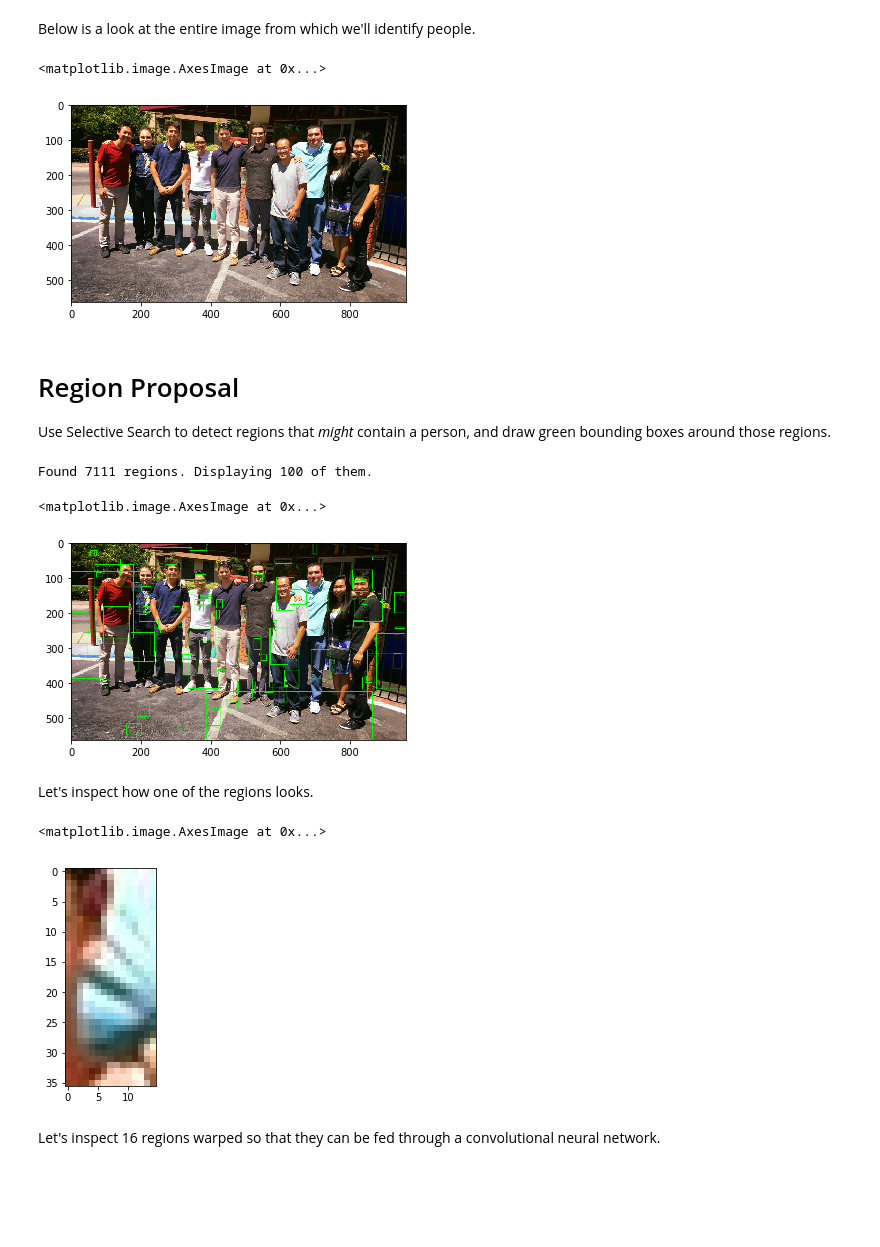
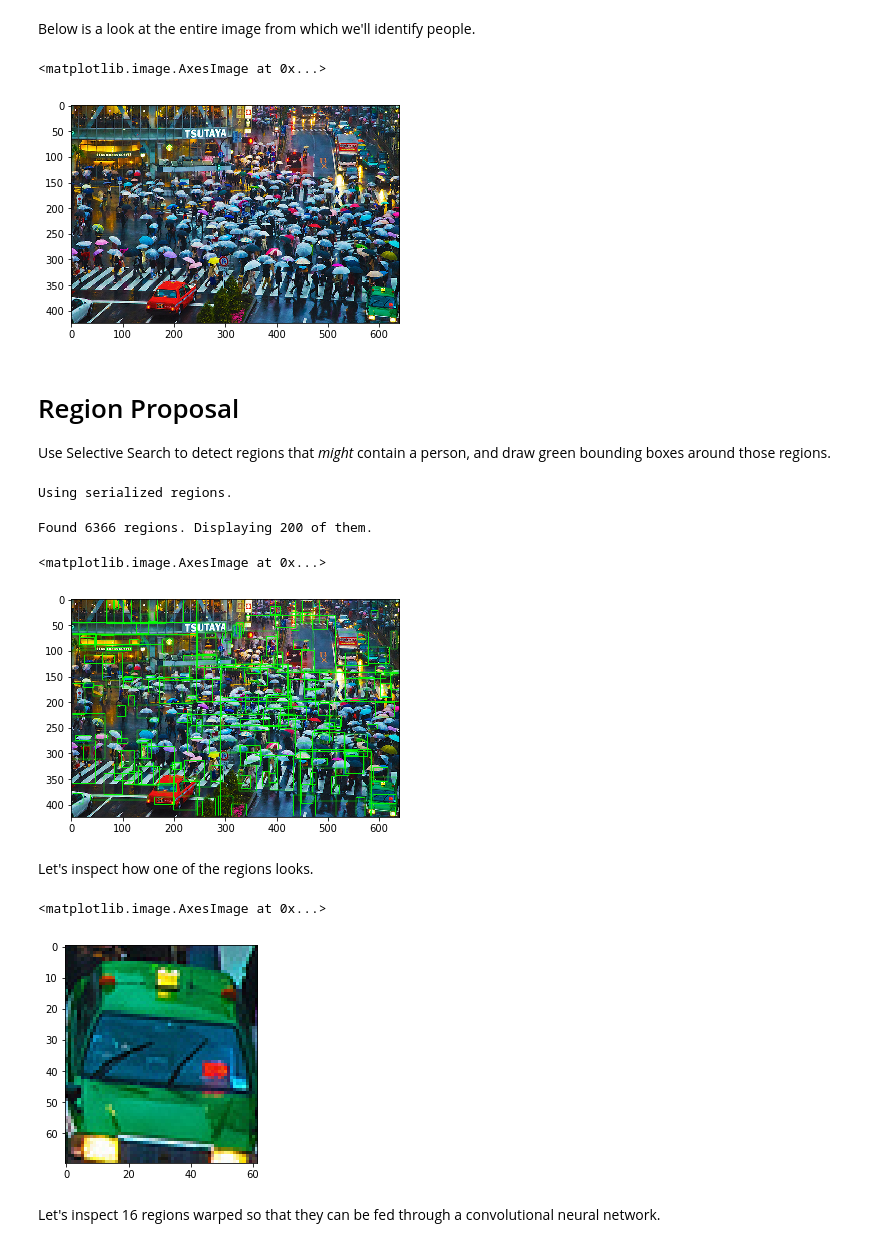
Before and after one commit to carsontang/simple-rcnn, a Jupyter notebook: simple-rcnn.ipynb, the cells around one changed output. Drawn from its saved outputs; the diff is of its cells as text; code cells hidden in the pictures; blank space fills up the shorter version.

Commit message:
use serialized regions if possible

```diff
--- a/simple-rcnn.ipynb
+++ b/simple-rcnn.ipynb
@@ -13,18 +21,19 @@ from lib import region
 # %% [markdown]
 Below is a look at the entire image from which we'll identify people.
 # %%
-image = cv2.imread("/Users/ctang/dev/simple-rcnn/images/nima.jpg")
+img_file = "/Users/ctang/dev/simple-rcnn/images/shibuya.jpg"
+image = cv2.imread(img_file)
 
 # OpenCV loads images in BGR format, but Matplotlib assumes they're
 # in RGB format. Convert the BGR image to RGB so that the colors are
 # displayed properly.
 b,g,r = cv2.split(image)
 rgb_image = cv2.merge([r,g,b])
 
 plt.imshow(rgb_image)
 # %% [output]
 <matplotlib.image.AxesImage at 0x...>
-[figure, old version]
+[figure, new version]
 # %% [markdown]
 # Region Proposal
 Use Selective Search to detect regions that *might* contain a person, and draw green bounding boxes around those regions.
@@ -34,25 +40,48 @@ regions = region_proposer.get_regions(rgb_image)
+# %%
+def get_regions(img):
+    pickle_filepath = 'data/bboxes.p'
+    if os.path.exists(pickle_filepath):
+        with open(pickle_filepath, 'rb') as f:
+            pimg, bboxes = pickle.load(f)
+        if np.array_equal(img, pimg):
+            print("Using serialized regions.")
+            return bboxes
+
+    region_proposer = region.RegionProposer()
+    start = time.time()
+    bboxes = region_proposer.get_regions(img)
+    end = time.time()
+    print("Calculated %d regions in %f seconds." % (len(bboxes), end - start))
+    with open(pickle_filepath, 'wb') as f:
+        pickle.dump((img, bboxes), f)
+        print("Regions serialized in", f.name)
+    return bboxes
+
+bboxes = get_regions(rgb_image)
+# %% [output]
+Using serialized regions.
 # %%
-num_regions_to_display = 100
-print("Found %d regions. Displaying %d of them." % (len(regions), num_regions_to_display))
+num_regions_to_display = 200
+print("Found %d regions. Displaying %d of them." % (len(bboxes), num_regions_to_display))
 
 image_copy = rgb_image.copy()
-for region in regions[:num_regions_to_display]:
-    x, y, w, h = region
+for bbox in bboxes[:num_regions_to_display]:
+    x, y, w, h = bbox
     cv2.rectangle(image_copy, (x, y), (x+w, y+h), (0, 255, 0), 1, cv2.LINE_AA)
 plt.imshow(image_copy)
 # %% [output]
-Found 7111 regions. Displaying 100 of them.
+Found 6366 regions. Displaying 200 of them.
 <matplotlib.image.AxesImage at 0x...>
-[figure, old version]
+[figure, new version]
 # %% [markdown]
 Let's inspect how one of the regions looks.
 # %%
-x, y, w, h = regions[3000]
-region = rgb_image[y:y+h, x:x+w]
-plt.imshow(region)
+x, y, w, h = bboxes[3772]
+bbox = rgb_image[y:y+h, x:x+w]
+plt.imshow(bbox)
 # %% [output]
 <matplotlib.image.AxesImage at 0x...>
-[figure, old version]
+[figure, new version]
 # %% [markdown]
 Let's inspect 16 regions warped so that they can be fed through a convolutional neural network.
 # %%
```
Also changed, not shown: parts of 6 cells of this notebook, 2 other files.
